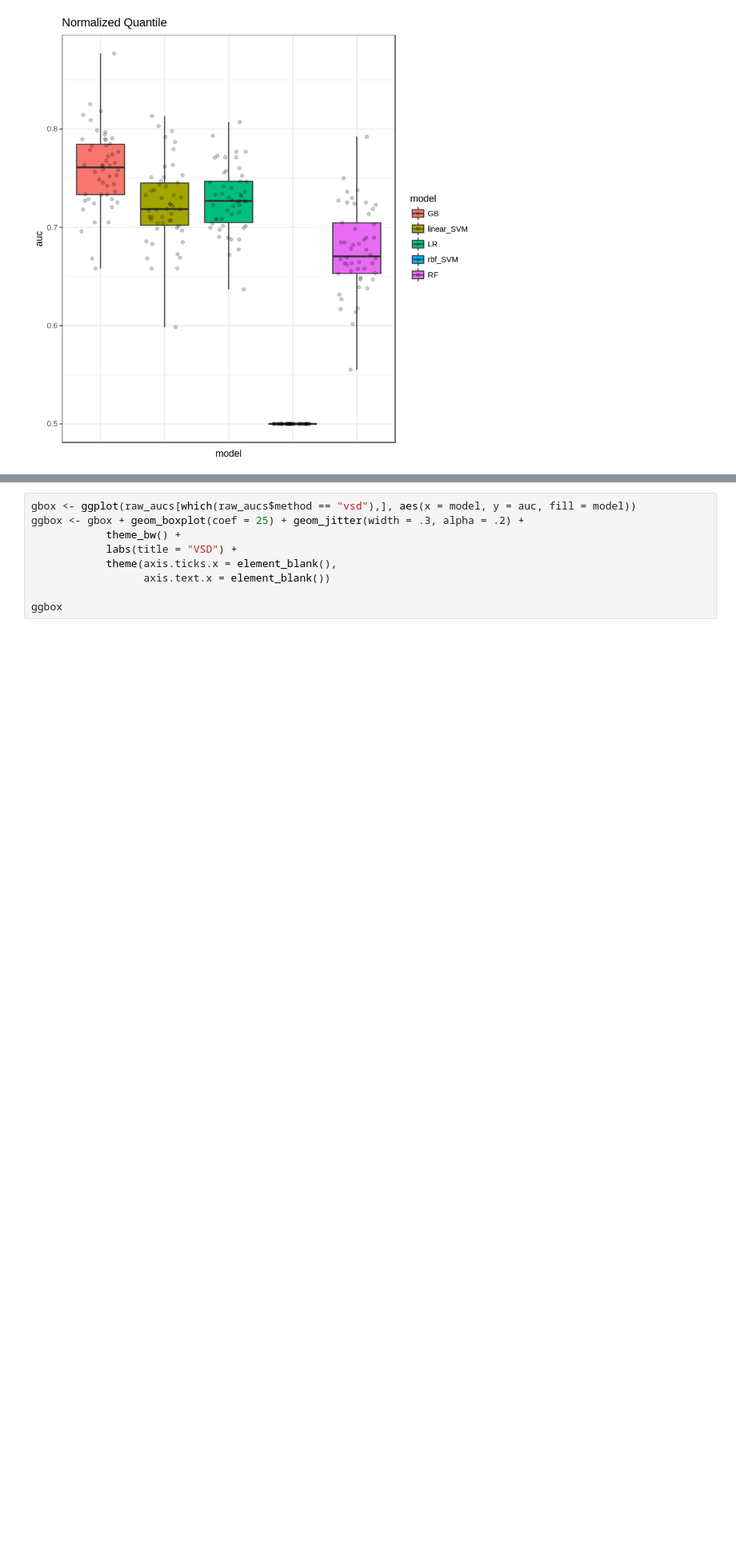
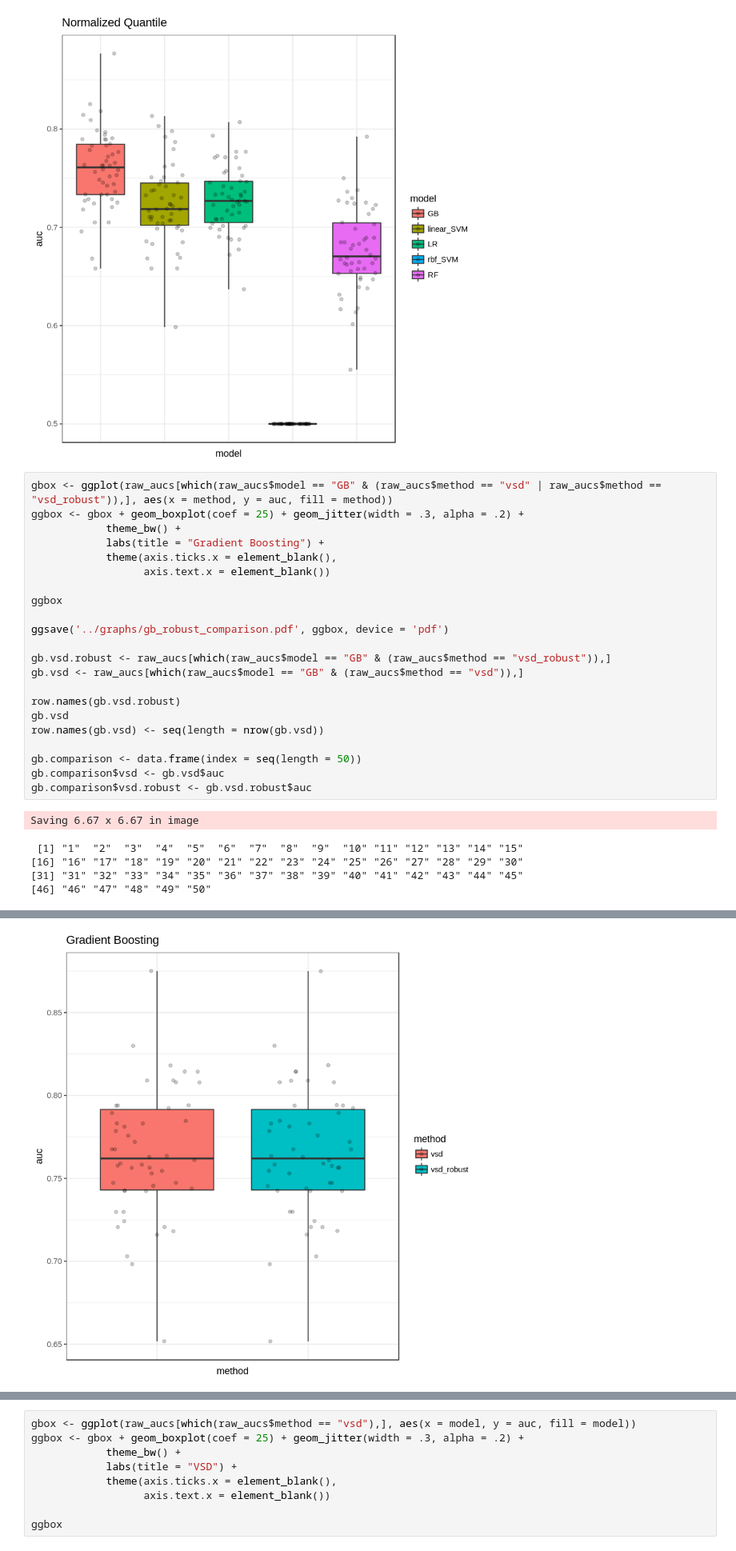
Before and after one commit to zence/SCCR, a Jupyter notebook: notebooks/scaling_methods_p3.ipynb, the cells around one changed output, grey strips where cells are left out. Shown at 80% size. Saved outputs shown, nothing was run; the diff lists cells and outputs as text; blank space fills up the shorter version.

```diff
--- a/notebooks/scaling_methods_p3.ipynb
+++ b/notebooks/scaling_methods_p3.ipynb
@@ -221,3 +221,31 @@ ggbox <- gbox + geom_boxplot(coef = 25) + geom_jitter(width = .3, alpha = .2) +
 ggbox
 # %% [output]
 [figure]
+# %%
+gbox <- ggplot(raw_aucs[which(raw_aucs$model == "GB" & (raw_aucs$method == "vsd" | raw_aucs$method == "vsd_robust")),], aes(x = method, y = auc, fill = method))
+ggbox <- gbox + geom_boxplot(coef = 25) + geom_jitter(width = .3, alpha = .2) +
+            theme_bw() +
+            labs(title = "Gradient Boosting") +
+            theme(axis.ticks.x = element_blank(),
+                  axis.text.x = element_blank())
+
+ggbox
+
+ggsave('../graphs/gb_robust_comparison.pdf', ggbox, device = 'pdf')
+
+gb.vsd.robust <- raw_aucs[which(raw_aucs$model == "GB" & (raw_aucs$method == "vsd_robust")),]
+gb.vsd <- raw_aucs[which(raw_aucs$model == "GB" & (raw_aucs$method == "vsd")),]
+
+row.names(gb.vsd.robust)
+gb.vsd
+row.names(gb.vsd) <- seq(length = nrow(gb.vsd))
+
+gb.comparison <- data.frame(index = seq(length = 50))
+gb.comparison$vsd <- gb.vsd$auc
+gb.comparison$vsd.robust <- gb.vsd.robust$auc
+# %% [output]
+Saving 6.67 x 6.67 in image
+ [1] "1"  "2"  "3"  "4"  "5"  "6"  "7"  "8"  "9"  "10" "11" "12" "13" "14" "15"
+[16] "16" "17" "18" "19" "20" "21" "22" "23" "24" "25" "26" "27" "28" "29" "30"
+[31] "31" "32" "33" "34" "35" "36" "37" "38" "39" "40" "41" "42" "43" "44" "45"
+[46] "46" "47" "48" "49" "50"
@@ -223,0 +269 @@ ggbox
+[figure, added]
```
Also changed, not shown: parts of 8 cells of this notebook, 2 other files.
